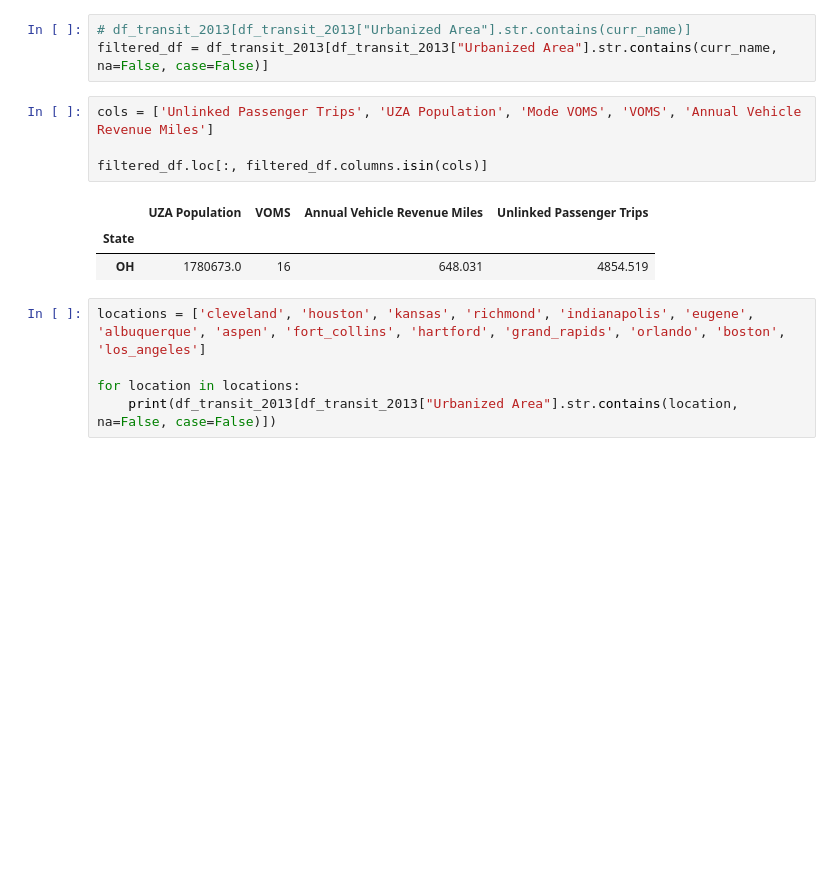
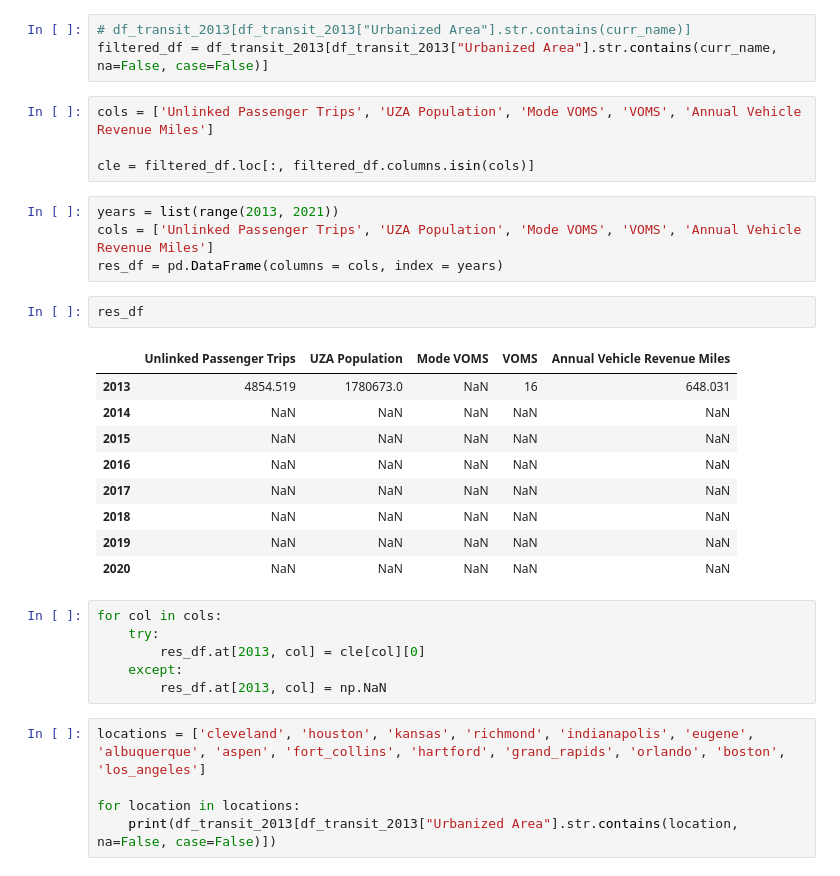
Before and after one commit to hudyu17/transit-model, a Jupyter notebook: model/notebooks/preprocess_cleveland.ipynb, the cells around one changed output. Drawn from its saved outputs; the diff is of its cells as text; blank space fills up the shorter version.

```diff
--- a/model/notebooks/preprocess_cleveland.ipynb
+++ b/model/notebooks/preprocess_cleveland.ipynb
@@ -152,11 +153,29 @@ filtered_df = df_transit_2013[df_transit_2013["Urbanized Area"].str.contains(cur
 # %%
 cols = ['Unlinked Passenger Trips', 'UZA Population', 'Mode VOMS', 'VOMS', 'Annual Vehicle Revenue Miles']
 
-filtered_df.loc[:, filtered_df.columns.isin(cols)]
+cle = filtered_df.loc[:, filtered_df.columns.isin(cols)]
-# %% [output]
-|  | UZA Population | VOMS | Annual Vehicle Revenue Miles | Unlinked Passenger Trips |
-| State |  |  |  |  |
-| OH | 1780673.0 | 16 | 648.031 | 4854.519 |
+# %%
+years = list(range(2013, 2021))
+cols = ['Unlinked Passenger Trips', 'UZA Population', 'Mode VOMS', 'VOMS', 'Annual Vehicle Revenue Miles']
+res_df = pd.DataFrame(columns = cols, index = years)
+# %%
+res_df
+# %% [output]
+|  | Unlinked Passenger Trips | UZA Population | Mode VOMS | VOMS | Annual Vehicle Revenue Miles |
+| 2013 | 4854.519 | 1780673.0 | NaN | 16 | 648.031 |
+| 2014 | NaN | NaN | NaN | NaN | NaN |
+| 2015 | NaN | NaN | NaN | NaN | NaN |
+| 2016 | NaN | NaN | NaN | NaN | NaN |
+| 2017 | NaN | NaN | NaN | NaN | NaN |
+| 2018 | NaN | NaN | NaN | NaN | NaN |
+| 2019 | NaN | NaN | NaN | NaN | NaN |
+| 2020 | NaN | NaN | NaN | NaN | NaN |
+# %%
+for col in cols:
+    try:
+        res_df.at[2013, col] = cle[col][0]
+    except:
+        res_df.at[2013, col] = np.NaN
 # %%
 locations = ['cleveland', 'houston', 'kansas', 'richmond', 'indianapolis', 'eugene', 'albuquerque', 'aspen', 'fort_collins', 'hartford', 'grand_rapids', 'orlando', 'boston', 'los_angeles']
 
```
Also changed, not shown: parts of 7 cells of this notebook, 5 other files.
